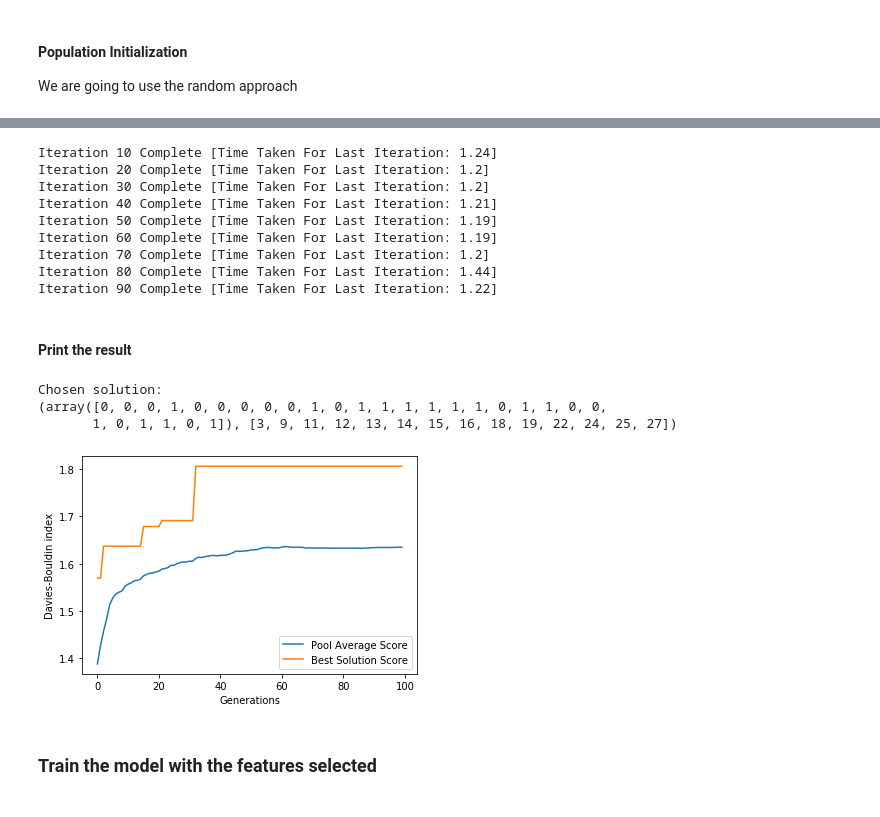
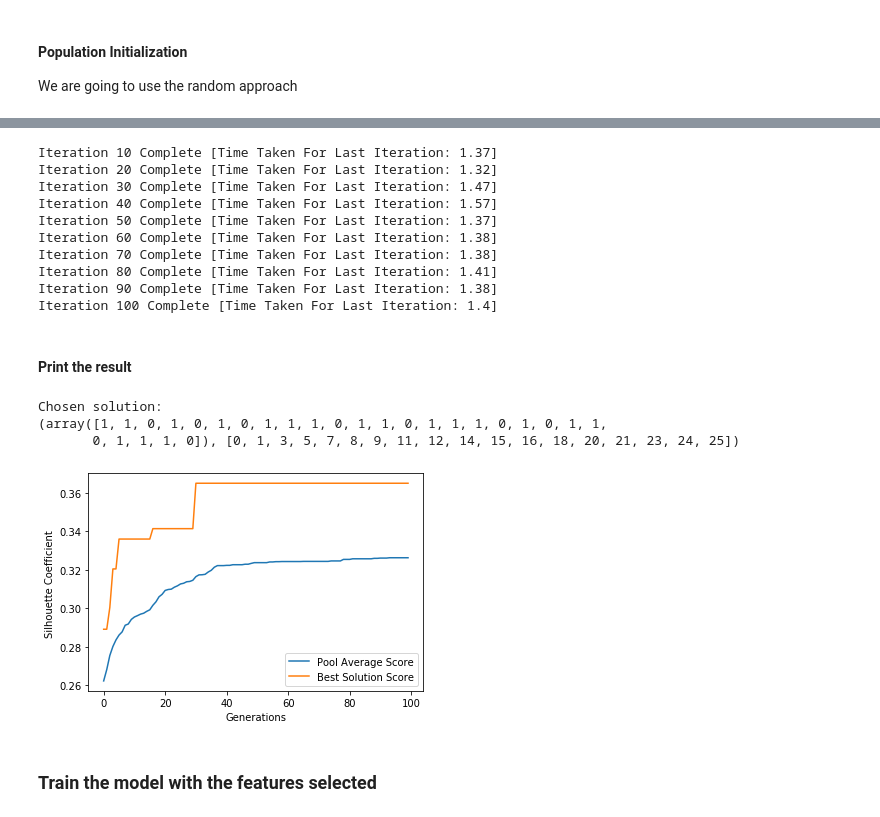
Before and after one commit to paulocbranco/kmeans_ga, a Jupyter notebook: kmeans_ga.ipynb, the cells around one changed output, grey strips where cells are left out. Cells and saved outputs as stored; diff of their text form; code cells hidden in the pictures.

```diff
--- a/kmeans_ga.ipynb
+++ b/kmeans_ga.ipynb
@@ -52,7 +52,7 @@ features_to_keep = [
     'Crossing', 'Finishing', 'HeadingAccuracy', 'ShortPassing', 'Volleys', 'Dribbling',
     'Curve', 'FKAccuracy', 'LongPassing', 'BallControl', 'Acceleration', 'SprintSpeed', 'Agility', 'Reactions',
     'Balance', 'ShotPower', 'Jumping', 'Stamina', 'Strength', 'LongShots', 'Aggression', 'Interceptions',
-    'Positioning', 'Vision', 'Penalties', 'Composure', 'Marking', 'StandingTackle', 'SlidingTackle', 'GKDiving'
+    'Positioning', 'Vision', 'Penalties', 'Composure', 'Marking', 'StandingTackle', 'SlidingTackle'
 ]
 player_data = player_data[features_to_keep]  # keep only the chosen features
 print(player_data.shape)  # data dimensions
@@ -74,6 +74,6 @@ model = cluster.KMeans(n_clusters=5)
 model.fit(data_matrix)  # train the model
 labels = model.labels_  # get the clusters for each player
 # %%
-score = davies_bouldin_score(data_matrix, labels)
-print(f'\nDB Index:', score)
+score = silhouette_score(X=data_matrix, labels=labels)
+print(f'\nSilhouette Coefficient:', score)
 # %% [output]
@@ -108,15 +117,18 @@ for iteration in range(0, iterations + 1):
     fitness = list()
 
     # calculate the fitness of each chromosome
-    # in the fitness function will use the DBI score to calculate the ...
+    # in the fitness function will use the Silhouette Coefficient to calculate the score of the model -> [-1, 1]
+    # The Silhouette Coefficient is calculated using the mean intra-cluster distance (a) and the mean nearest-cluster distance (b) for each sample.
+    # The Silhouette Coefficient for a sample is (b - a) / max(a, b).
+    # To clarify, b is the distance between a sample and the nearest cluster that the sample is not a part of.
     for chromosome in pool:
-        features_idx = list(filter(lambda idx: chromosome[idx] == 1, range(len(chromosome))))
+        features_idx = [idx for idx, gene in enumerate(chromosome) if gene == 1]
         adj_data_matrix = np.array(data_matrix[:, features_idx])
 
         # train the model
         model.fit(adj_data_matrix)
         labels = model.labels_
-        score = davies_bouldin_score(X=adj_data_matrix, labels=labels)
+        score = silhouette_score(X=adj_data_matrix, labels=labels)
         scores.append(score)
         fitness = [x / sum(scores) for x in scores]
         # print('Chromossome: {} -> {}'.format(chromosome, score))
@@ -125,7 +137,7 @@ for iteration in range(0, iterations + 1):
     if len(pool_old_gen) > 0:
         off_t = list(zip(fitness, scores, pool))
         pool_t = list(zip(fitness_old_gen, scores_old_gen, pool_old_gen))
-        pool_tuple = np.array(sorted(off_t + pool_t, key=lambda x: x[0], reverse=True))[:pool_size]
+        pool_tuple = np.array(sorted(off_t + pool_t, key=lambda x: x[1], reverse=True))[:pool_size]
         fitness = [x[0] for x in pool_tuple]
         scores = [x[1] for x in pool_tuple]
         pool = [x[2] for x in pool_tuple]
@@ -180,39 +192,44 @@ for iteration in range(0, iterations + 1):
             end_time = time.time()
             print('Iteration {} Complete [Time Taken For Last Iteration: {}]'
                   .format(iteration, round(end_time - start_time, 2)))
+
+# print last iteration
+print('Iteration {} Complete [Time Taken For Last Iteration: {}]'
+                  .format(iteration, round(time.time() - start_time, 2)))
 # %% [output]
-Iteration 10 Complete [Time Taken For Last Iteration: 1.24]
-Iteration 20 Complete [Time Taken For Last Iteration: 1.2]
-Iteration 30 Complete [Time Taken For Last Iteration: 1.2]
-Iteration 40 Complete [Time Taken For Last Iteration: 1.21]
-Iteration 50 Complete [Time Taken For Last Iteration: 1.19]
-Iteration 60 Complete [Time Taken For Last Iteration: 1.19]
-Iteration 70 Complete [Time Taken For Last Iteration: 1.2]
-Iteration 80 Complete [Time Taken For Last Iteration: 1.44]
-Iteration 90 Complete [Time Taken For Last Iteration: 1.22]
+Iteration 10 Complete [Time Taken For Last Iteration: 1.37]
+Iteration 20 Complete [Time Taken For Last Iteration: 1.32]
+Iteration 30 Complete [Time Taken For Last Iteration: 1.47]
+Iteration 40 Complete [Time Taken For Last Iteration: 1.57]
+Iteration 50 Complete [Time Taken For Last Iteration: 1.37]
+Iteration 60 Complete [Time Taken For Last Iteration: 1.38]
+Iteration 70 Complete [Time Taken For Last Iteration: 1.38]
+Iteration 80 Complete [Time Taken For Last Iteration: 1.41]
+Iteration 90 Complete [Time Taken For Last Iteration: 1.38]
+Iteration 100 Complete [Time Taken For Last Iteration: 1.4]
 # %% [markdown]
 #### Print the result
 # %%
 # print result
 solution = pool[0], [idx for idx, gene in enumerate(pool[0]) if gene == 1]
 print('\nChosen solution:')
 print(solution)
 
 # plot the process chart
 %matplotlib inline
 avs = [np.mean(iterations_results[str(x)]['scores']) for x in range(1, iterations + 1)]
 avs0 = [np.mean(iterations_results[str(x)]['scores'][0]) for x in range(1, iterations + 1)]
 plt.plot(avs, label='Pool Average Score')
 plt.plot(avs0, label='Best Solution Score')
 plt.legend()
 plt.xlabel('Generations')
-plt.ylabel('Davies-Bouldin index')
+plt.ylabel('Silhouette Coefficient ')
 plt.show()
 # %% [output]
 Chosen solution:
-(array([0, 0, 0, 1, 0, 0, 0, 0, 0, 1, 0, 1, 1, 1, 1, 1, 1, 0, 1, 1, 0, 0,
-       1, 0, 1, 1, 0, 1]), [3, 9, 11, 12, 13, 14, 15, 16, 18, 19, 22, 24, 25, 27])
+(array([1, 1, 0, 1, 0, 1, 0, 1, 1, 1, 0, 1, 1, 0, 1, 1, 1, 0, 1, 0, 1, 1,
+       0, 1, 1, 1, 0]), [0, 1, 3, 5, 7, 8, 9, 11, 12, 14, 15, 16, 18, 20, 21, 23, 24, 25])
-[figure, old version]
+[figure, new version]
 # %% [markdown]
 ### Train the model with the features selected
 # %%
```
Also changed, not shown: parts of 7 cells of this notebook.
